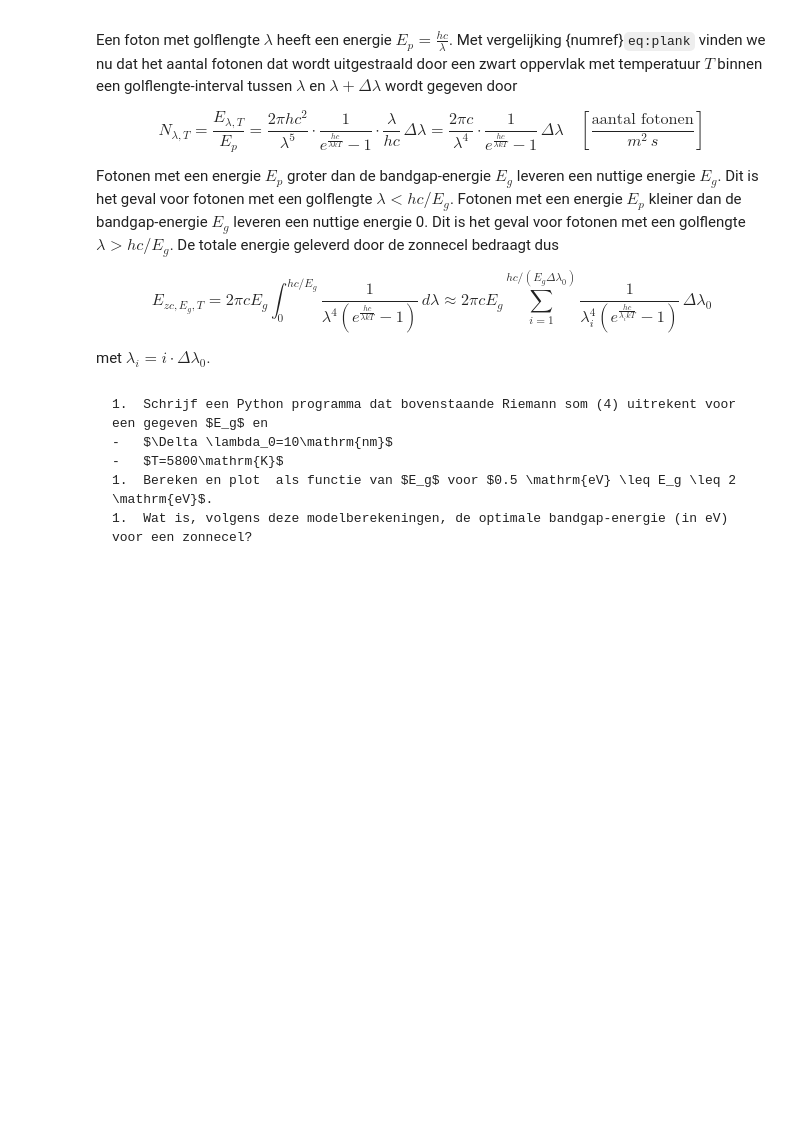
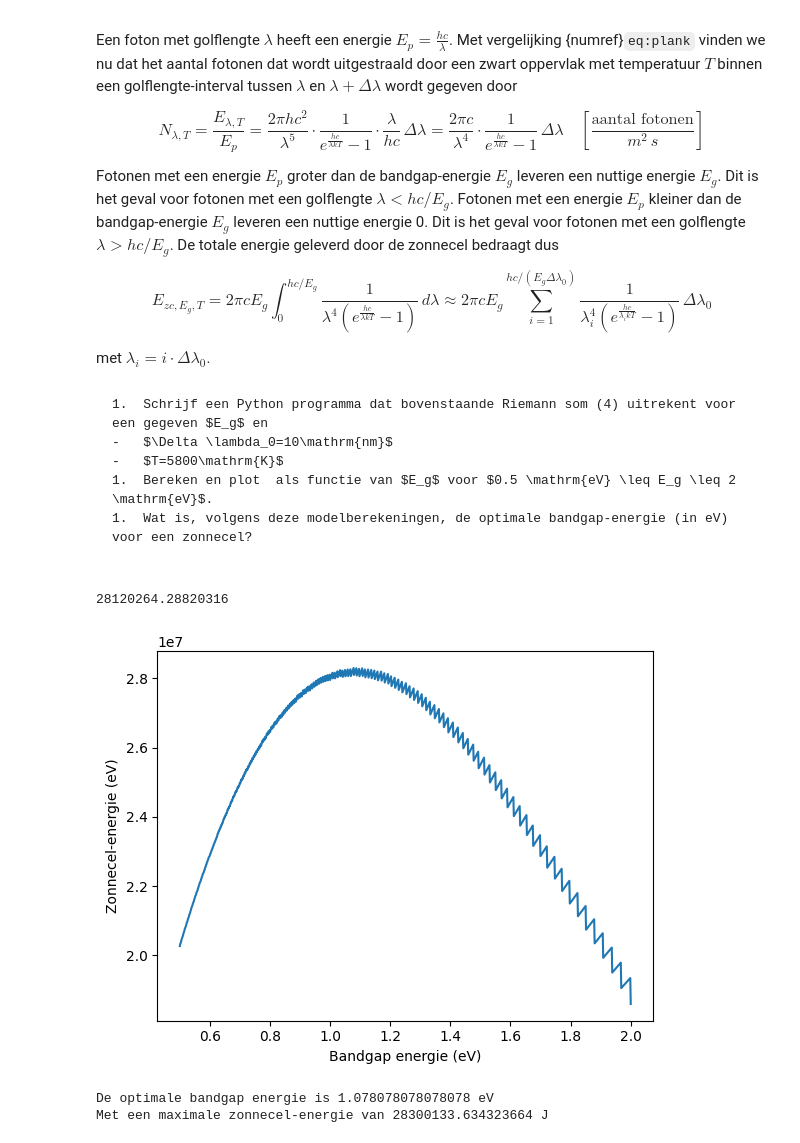
Before and after one commit to BobVill/32, a Jupyter notebook: Content/PySim/10_voltaische_cel.ipynb, the cells around one changed output. Saved outputs shown, nothing was run; the diff lists cells and outputs as text; code cells hidden in the pictures; blank space fills up the shorter version.

```diff
--- a/Content/PySim/10_voltaische_cel.ipynb
+++ b/Content/PySim/10_voltaische_cel.ipynb
@@ -210,13 +210,33 @@ T = 5800
 a = h * c / (k * T) # vereenvoudiging van de som
 
 def E_T_2(l0,  Eg):
-#your code/answer
+    E = 0
+    N=int(h*c/(Eg*l0))
+    for i in range(1, N+1):
+        opp=1/((i*l0)**4 * (np.exp(a/(i*l0)) - 1)) *l0
+        E += opp
+    return (2 * np.pi *c*Eg) * E
+
 #Eg = 1.1eV
 Eg = 1.1*1.602*10**(-19)
 b_1 = E_T_2(10e-9, Eg)
 print(b_1)
+# %% [output]
+28120264.28820316
 # %%
 E_g = 1.602E-19 * np.linspace(0.5, 2, 1000)
-E_g_T = np.array([])
+E_g_T = np.array([E_T_2(10e-9, Eg) for Eg in E_g])
 
-#your code/answer
+plt.figure()
+plt.plot(E_g/(1.602e-19), E_g_T)
+plt.ylabel('Zonnecel-energie (eV)')
+plt.xlabel('Bandgap energie (eV)')
+plt.show()
+
+
+print('De optimale bandgap energie is', E_g[np.argmax(E_g_T)]/1.602e-19, 'eV')
+print('Met een maximale zonnecel-energie van', np.max(E_g_T), 'J')
+# %% [output]
+[figure, added]
+De optimale bandgap energie is 1.078078078078078 eV
+Met een maximale zonnecel-energie van 28300133.634323664 J
```
